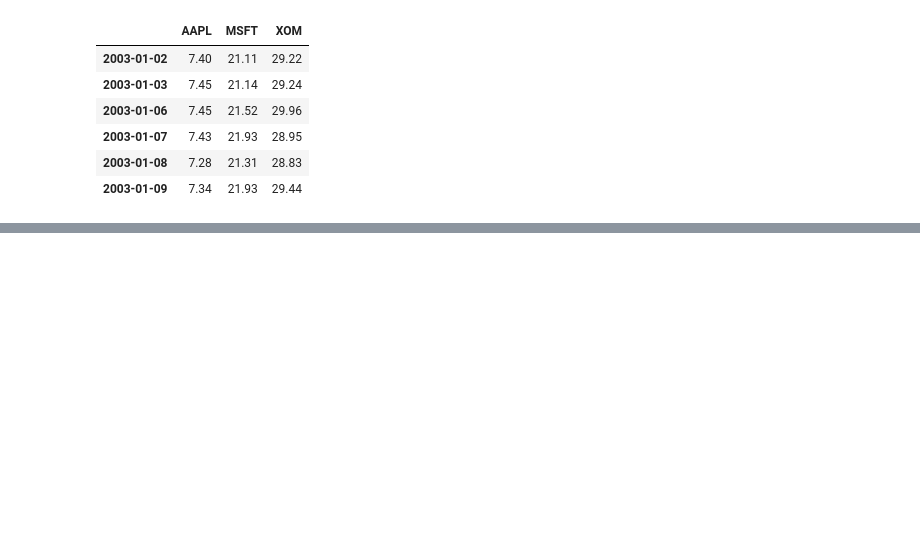
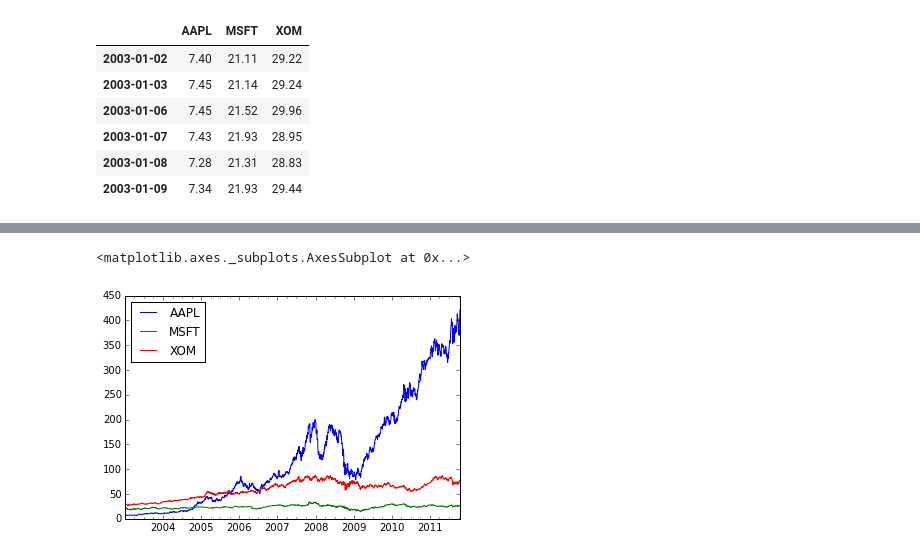
Before and after one commit to aenfield/random, a Jupyter notebook: PythonForDataAnalysisCh10.ipynb, the cells around one changed output, grey strips where cells are left out. Cells and saved outputs as stored; diff of their text form; code cells hidden in the pictures; blank space fills up the shorter version.

```diff
--- a/PythonForDataAnalysisCh10.ipynb
+++ b/PythonForDataAnalysisCh10.ipynb
@@ -1220,0 +1231,5 @@ close_px[:6]
+# %%
+close_px.plot()
+# %% [output]
+<matplotlib.axes._subplots.AxesSubplot at 0x...>
+[figure, added]
```
Also changed, not shown: parts of 38 cells of this notebook.
